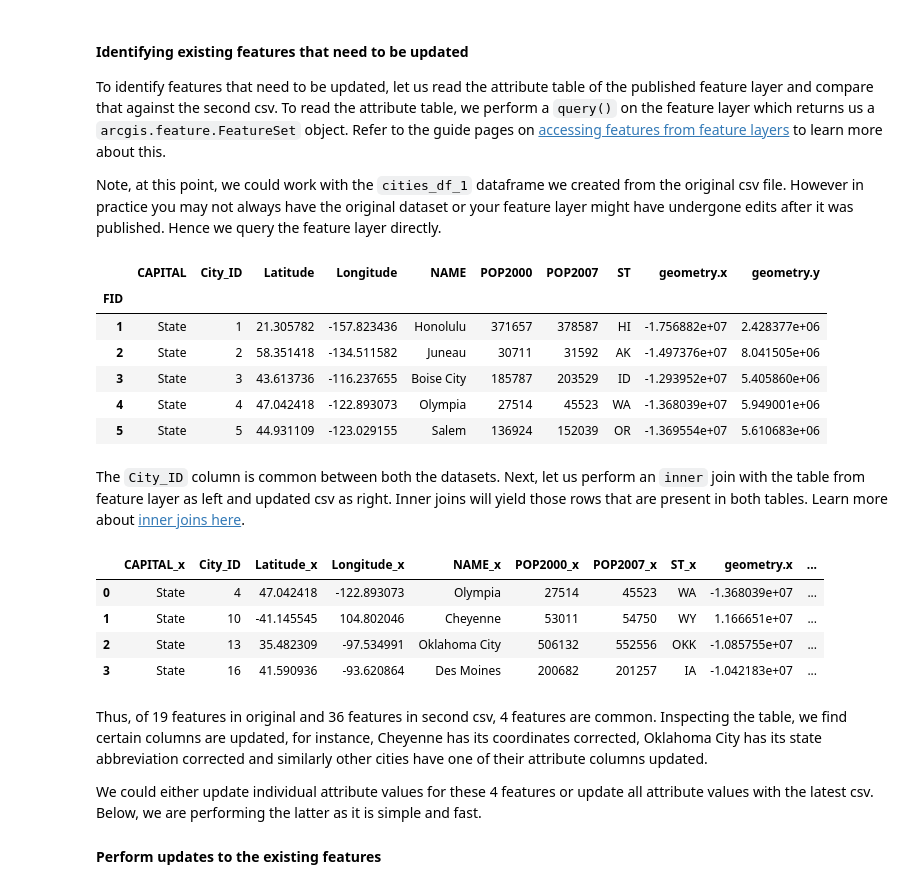
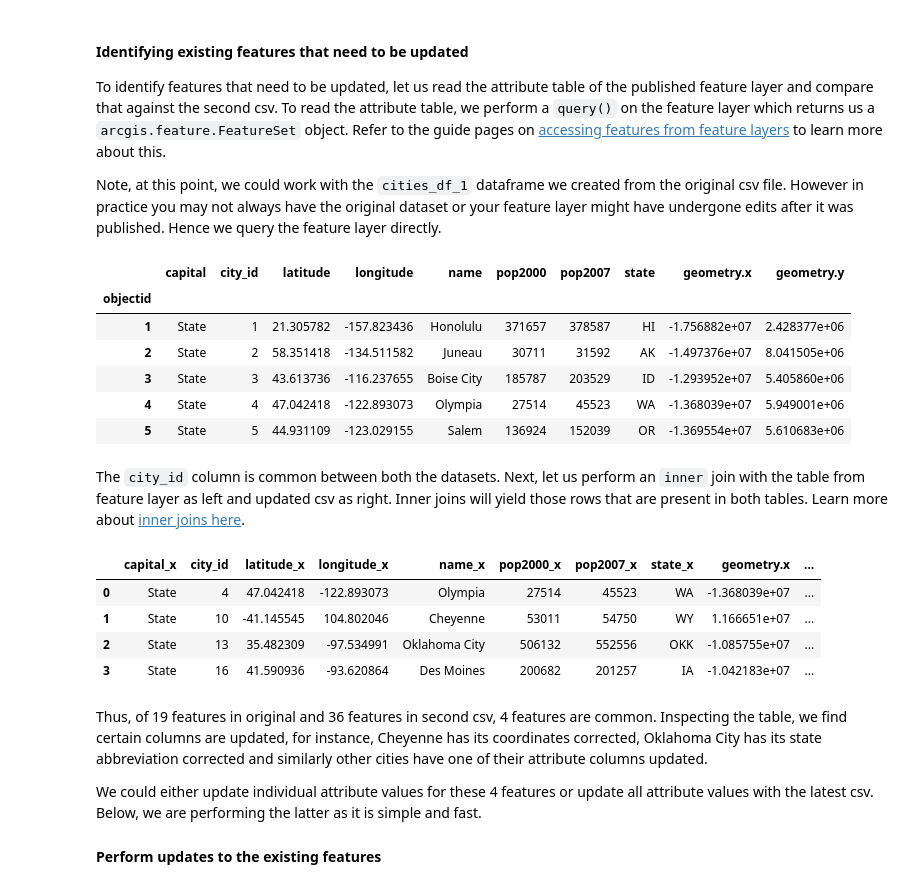
Before and after one commit to manentif/Esri, a Jupyter notebook: samples/05_content_publishers/updating_features_in_a_feature_layer.ipynb, the cells around one changed output. Saved outputs shown, nothing was run; the diff lists cells and outputs as text; code cells hidden in the pictures.

```diff
--- a/samples/05_content_publishers/updating_features_in_a_feature_layer.ipynb
+++ b/samples/05_content_publishers/updating_features_in_a_feature_layer.ipynb
@@ -31,7 +37,7 @@ from getpass import getpass #to accept passwords in an interactive fashion
 import pandas as pd
 # %%
 password = getpass()
-gis = GIS("https://www.arcgis.com",'arcgis_python',password)
+gis = GIS("https://esriwebgis.webgistesting.net/portal/",'arcgis_python',password)
 # %% [output]
 ········
 # %% [markdown]
@@ -77,6 +83,6 @@ This spreadsheet has co-ordinates as `Latitude` and `Longitude` columns which wi
 # %%
 # publish the csv item into a feature layer
-cities_item = csv_item.publish({'targetSR':4326}) #keep coordinates in Latitude and Longitude after publishing
+cities_item = csv_item.publish()
 cities_item
 # %% [output]
 <Item title:"USA Capitals spreadsheet" type:Feature Service owner:arcgis_python>
@@ -120,21 +126,21 @@ cities_flayer = cities_item.layers[0]
 cities_fset = cities_flayer.query() #querying without any conditions returns all the features
 cities_fset.df.head()
 # %% [output]
-|  | CAPITAL | City_ID | Latitude | Longitude | NAME | POP2000 | POP2007 | ST | geometry.x | geometry.y |
-| FID |  |  |  |  |  |  |  |  |  |  |
+|  | capital | city_id | latitude | longitude | name | pop2000 | pop2007 | state | geometry.x | geometry.y |
+| objectid |  |  |  |  |  |  |  |  |  |  |
 | 1 | State | 1 | 21.305782 | -157.823436 | Honolulu | 371657 | 378587 | HI | -1.756882e+07 | 2.428377e+06 |
 | 2 | State | 2 | 58.351418 | -134.511582 | Juneau | 30711 | 31592 | AK | -1.497376e+07 | 8.041505e+06 |
 | 3 | State | 3 | 43.613736 | -116.237655 | Boise City | 185787 | 203529 | ID | -1.293952e+07 | 5.405860e+06 |
 | 4 | State | 4 | 47.042418 | -122.893073 | Olympia | 27514 | 45523 | WA | -1.368039e+07 | 5.949001e+06 |
 | 5 | State | 5 | 44.931109 | -123.029155 | Salem | 136924 | 152039 | OR | -1.369554e+07 | 5.610683e+06 |
 # %% [markdown]
-The `City_ID` column is common between both the datasets. Next, let us perform an `inner` join with the table from feature layer as left and updated csv as right. Inner joins will yield those rows that are present in both tables. Learn more about [inner joins here](https://www.w3schools.com/sql/sql_join_inner.asp).
+The `city_id` column is common between both the datasets. Next, let us perform an `inner` join with the table from feature layer as left and updated csv as right. Inner joins will yield those rows that are present in both tables. Learn more about [inner joins here](https://www.w3schools.com/sql/sql_join_inner.asp).
 # %%
 overlap_rows = pd.merge(left = cities_fset.df, right = cities_df_2, how='inner',
-                       on = 'City_ID')
+                       on = 'city_id')
 overlap_rows
 # %% [output]
-|  | CAPITAL_x | City_ID | Latitude_x | Longitude_x | NAME_x | POP2000_x | POP2007_x | ST_x | geometry.x | ... |
+|  | capital_x | city_id | latitude_x | longitude_x | name_x | pop2000_x | pop2007_x | state_x | geometry.x | ... |
 | 0 | State | 4 | 47.042418 | -122.893073 | Olympia | 27514 | 45523 | WA | -1.368039e+07 | ... |
 | 1 | State | 10 | -41.145545 | 104.802046 | Cheyenne | 53011 | 54750 | WY | 1.166651e+07 | ... |
 | 2 | State | 13 | 35.482309 | -97.534991 | Oklahoma City | 506132 | 552556 | OKK | -1.085755e+07 | ... |
```
Also changed, not shown: parts of 41 cells of this notebook, 3 other files.
